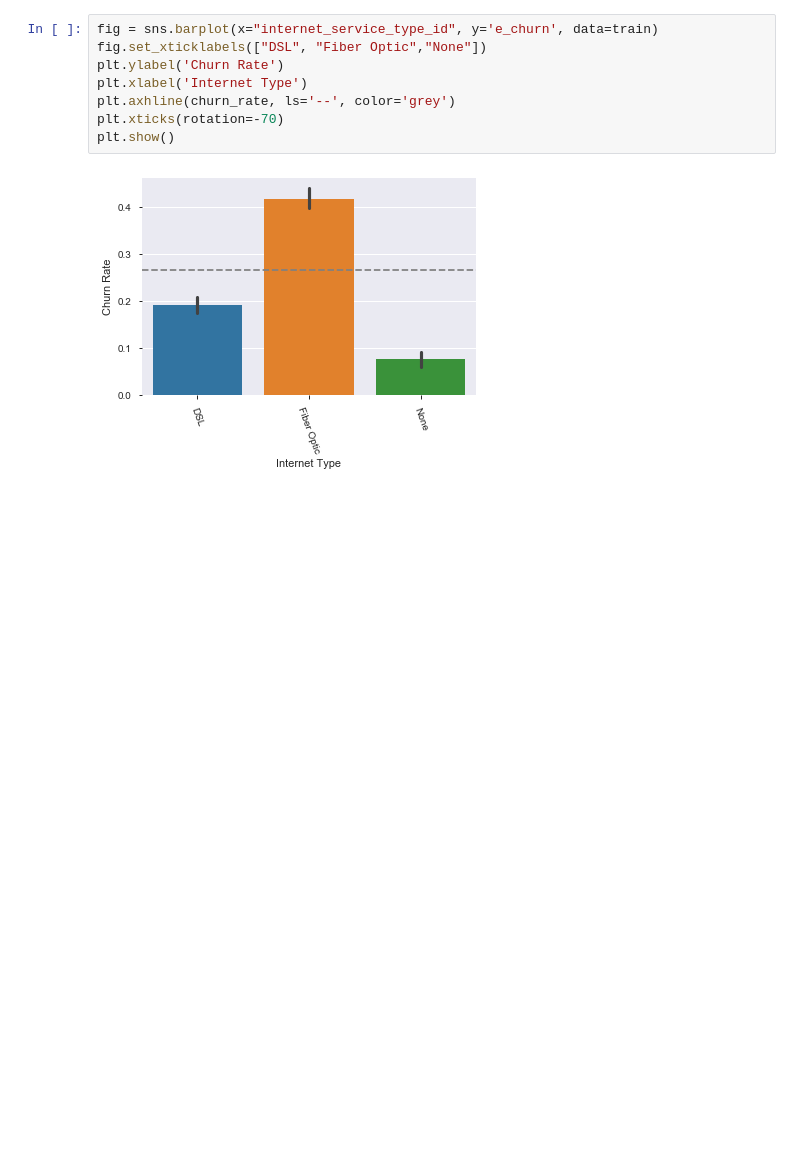
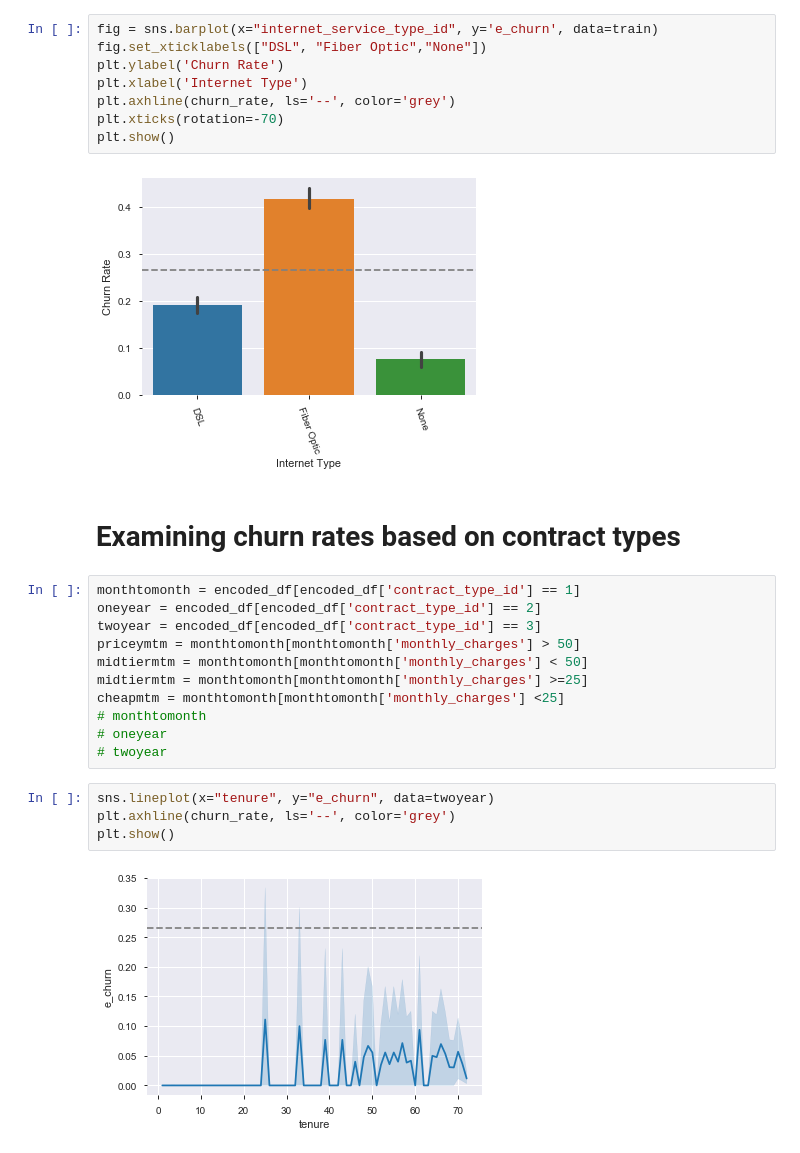
Before and after one commit to Padraic-Doran/classification_project, a Jupyter notebook: telco_class_project.ipynb, the cells around one changed output. Cells and saved outputs as stored; diff of their text form; blank space fills up the shorter version.

```diff
--- a/telco_class_project.ipynb
+++ b/telco_class_project.ipynb
@@ -525,3 +530,22 @@ plt.xticks(rotation=-70)
 plt.show()
 # %% [output]
 [figure]
+# %% [markdown]
+# Examining churn rates based on contract types
+# %%
+monthtomonth = encoded_df[encoded_df['contract_type_id'] == 1]
+oneyear = encoded_df[encoded_df['contract_type_id'] == 2]
+twoyear = encoded_df[encoded_df['contract_type_id'] == 3]
+priceymtm = monthtomonth[monthtomonth['monthly_charges'] > 50]
+midtiermtm = monthtomonth[monthtomonth['monthly_charges'] < 50]
+midtiermtm = monthtomonth[monthtomonth['monthly_charges'] >=25]
+cheapmtm = monthtomonth[monthtomonth['monthly_charges'] <25]
+# monthtomonth
+# oneyear
+# twoyear
+# %%
+sns.lineplot(x="tenure", y="e_churn", data=twoyear)
+plt.axhline(churn_rate, ls='--', color='grey')
+plt.show()
+# %% [output]
+[figure, added]
```
Also changed, not shown: parts of 41 cells of this notebook.
